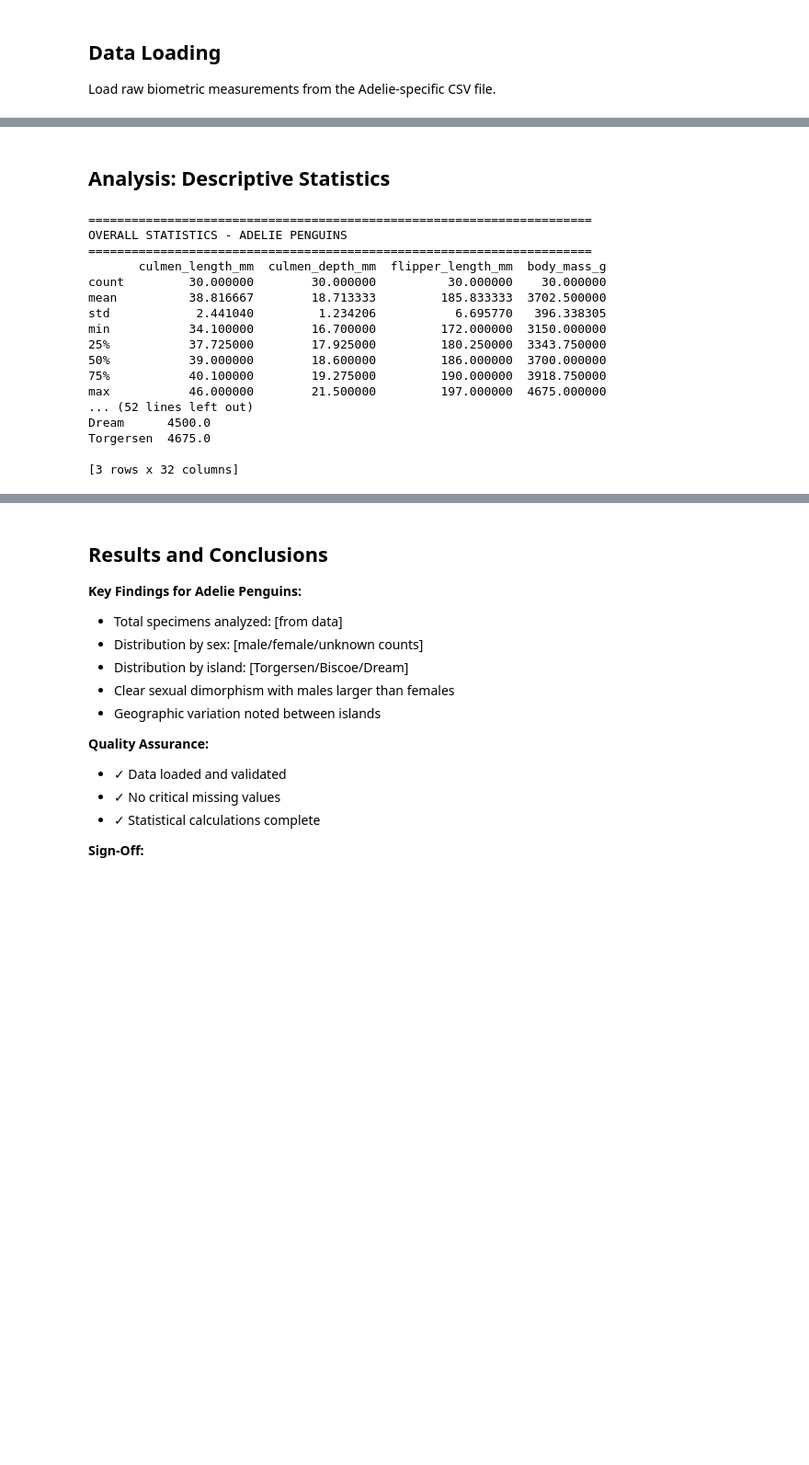
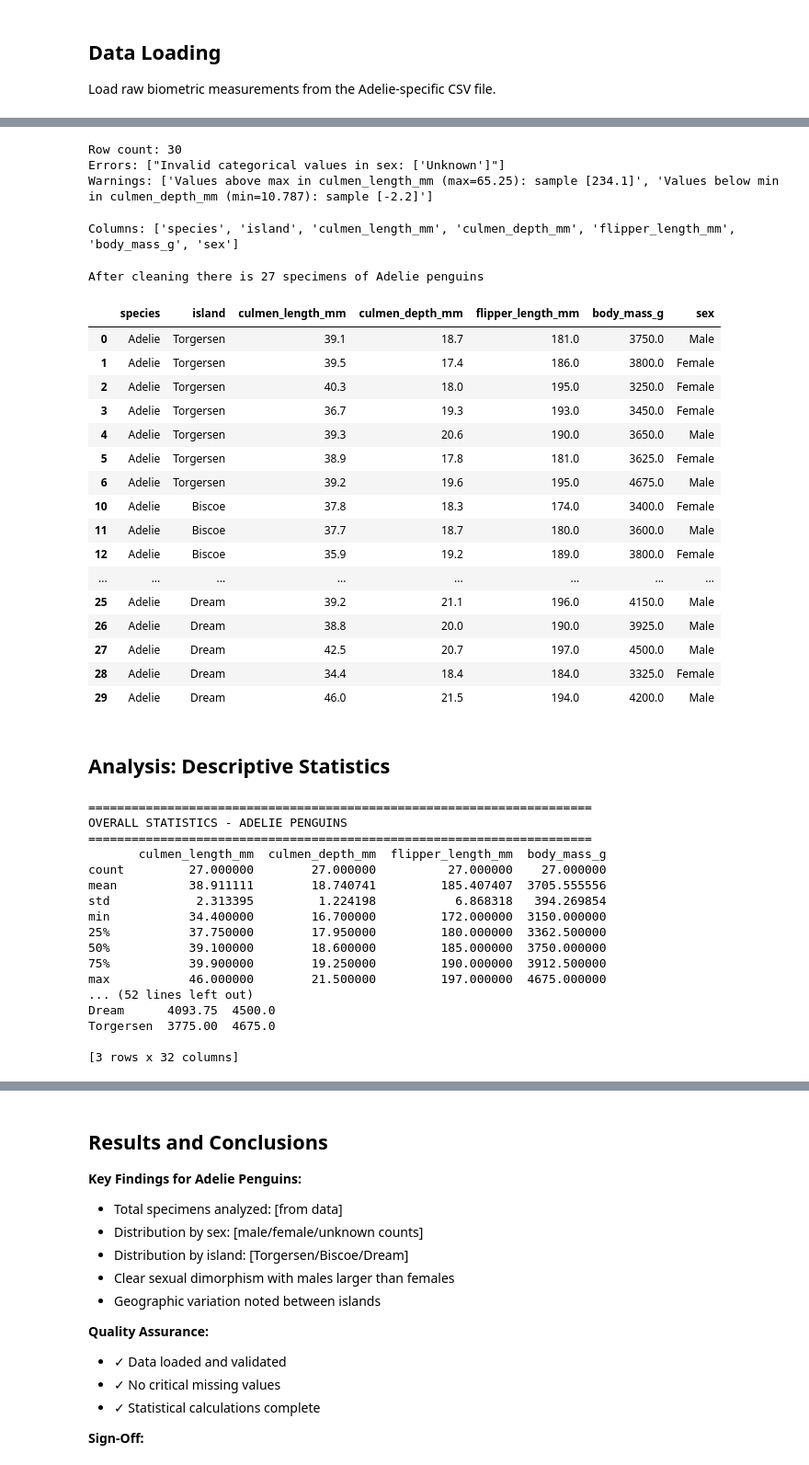
Before and after one commit to martinschatz-cz/jupyter-ELN-example, a Jupyter notebook: Jupyter Notebook/Example/ELN_Adelie_Penguins.ipynb, the cells around one changed output, grey strips where cells are left out. Shown at 92% size. Cells and saved outputs as stored; diff of their text form; code cells hidden in the pictures; blank space fills up the shorter version.

```diff
--- a/Jupyter Notebook/Example/ELN_Adelie_Penguins.ipynb
+++ b/Jupyter Notebook/Example/ELN_Adelie_Penguins.ipynb
@@ -79,0 +192,11 @@ dtype: int64
+# %%
+df, report = validate_with_vocabulary(data_path = "penguins_Adelie.csv", vocab_path= "penguin_vocabulary.csv")
+# %%
+
+print("Row count:", report["row_count"])
+print("Errors:", report["errors"])
+print("Warnings:", report["warnings"])
+# %% [output]
+Row count: 30
+Errors: ["Invalid categorical values in sex: ['Unknown']"]
+Warnings: ['Values above max in culmen_length_mm (max=65.25): sample [234.1]', 'Values below min in culmen_depth_mm (min=10.787): sample [-2.2]']
@@ -80,3 +304,32 @@ dtype: int64
+# %%
+clean_df, info = clean_errors_and_warnings(df, report, method="remove")
+info
+# %% [output]
+Columns: ['species', 'island', 'culmen_length_mm', 'culmen_depth_mm', 'flipper_length_mm', 'body_mass_g', 'sex']
+# %%
+print(f"After cleaning there is {len(clean_df)} specimens of Adelie penguins")
+# %% [output]
+After cleaning there is 27 specimens of Adelie penguins
+# %%
+clean_df
+# %% [output]
+|  | species | island | culmen_length_mm | culmen_depth_mm | flipper_length_mm | body_mass_g | sex |
+| 0 | Adelie | Torgersen | 39.1 | 18.7 | 181.0 | 3750.0 | Male |
+| 1 | Adelie | Torgersen | 39.5 | 17.4 | 186.0 | 3800.0 | Female |
+| 2 | Adelie | Torgersen | 40.3 | 18.0 | 195.0 | 3250.0 | Female |
+| 3 | Adelie | Torgersen | 36.7 | 19.3 | 193.0 | 3450.0 | Female |
+| 4 | Adelie | Torgersen | 39.3 | 20.6 | 190.0 | 3650.0 | Male |
+| 5 | Adelie | Torgersen | 38.9 | 17.8 | 181.0 | 3625.0 | Female |
+| 6 | Adelie | Torgersen | 39.2 | 19.6 | 195.0 | 4675.0 | Male |
+| 10 | Adelie | Biscoe | 37.8 | 18.3 | 174.0 | 3400.0 | Female |
+| 11 | Adelie | Biscoe | 37.7 | 18.7 | 180.0 | 3600.0 | Male |
+| 12 | Adelie | Biscoe | 35.9 | 19.2 | 189.0 | 3800.0 | Female |
+| ... | ... | ... | ... | ... | ... | ... | ... |
+| 25 | Adelie | Dream | 39.2 | 21.1 | 196.0 | 4150.0 | Male |
+| 26 | Adelie | Dream | 38.8 | 20.0 | 190.0 | 3925.0 | Male |
+| 27 | Adelie | Dream | 42.5 | 20.7 | 197.0 | 4500.0 | Male |
+| 28 | Adelie | Dream | 34.4 | 18.4 | 184.0 | 3325.0 | Female |
+| 29 | Adelie | Dream | 46.0 | 21.5 | 194.0 | 4200.0 | Male |
 # %% [markdown]
 ## Analysis: Descriptive Statistics
 # %%
@@ -84,35 +337,35 @@ dtype: int64
 print("=" * 70)
 print("OVERALL STATISTICS - ADELIE PENGUINS")
 print("=" * 70)
-print(df_raw[['culmen_length_mm', 'culmen_depth_mm', 'flipper_length_mm', 'body_mass_g']].describe())
+print(clean_df[['culmen_length_mm', 'culmen_depth_mm', 'flipper_length_mm', 'body_mass_g']].describe())
 
 # Statistics by sex
 print("\n" + "=" * 70)
 print("STATISTICS BY SEX")
 print("=" * 70)
-print(df_raw.groupby('sex')[['culmen_length_mm', 'culmen_depth_mm', 'flipper_length_mm', 'body_mass_g']].describe())
+print(clean_df.groupby('sex')[['culmen_length_mm', 'culmen_depth_mm', 'flipper_length_mm', 'body_mass_g']].describe())
 
 # Statistics by island
 print("\n" + "=" * 70)
 print("STATISTICS BY ISLAND")
 print("=" * 70)
-print(df_raw.groupby('island')[['culmen_length_mm', 'culmen_depth_mm', 'flipper_length_mm', 'body_mass_g']].describe())
+print(clean_df.groupby('island')[['culmen_length_mm', 'culmen_depth_mm', 'flipper_length_mm', 'body_mass_g']].describe())
 # %% [output]
 ======================================================================
 OVERALL STATISTICS - ADELIE PENGUINS
 ======================================================================
        culmen_length_mm  culmen_depth_mm  flipper_length_mm  body_mass_g
-count         30.000000        30.000000          30.000000    30.000000
-mean          38.816667        18.713333         185.833333  3702.500000
-std            2.441040         1.234206           6.695770   396.338305
-min           34.100000        16.700000         172.000000  3150.000000
-25%           37.725000        17.925000         180.250000  3343.750000
-50%           39.000000        18.600000         186.000000  3700.000000
-75%           40.100000        19.275000         190.000000  3918.750000
+count         27.000000        27.000000          27.000000    27.000000
+mean          38.911111        18.740741         185.407407  3705.555556
+std            2.313395         1.224198           6.868318   394.269854
+min           34.400000        16.700000         172.000000  3150.000000
+25%           37.750000        17.950000         180.000000  3362.500000
+50%           39.100000        18.600000         185.000000  3750.000000
+75%           39.900000        19.250000         190.000000  3912.500000
 max           46.000000        21.500000         197.000000  4675.000000
 ... (52 lines left out)
-Dream      4500.0
-Torgersen  4675.0
+Dream      4093.75  4500.0
+Torgersen  3775.00  4675.0
 
 [3 rows x 32 columns]
 # %%
```
Also changed, not shown: parts of 9 cells of this notebook, 5 other files.
